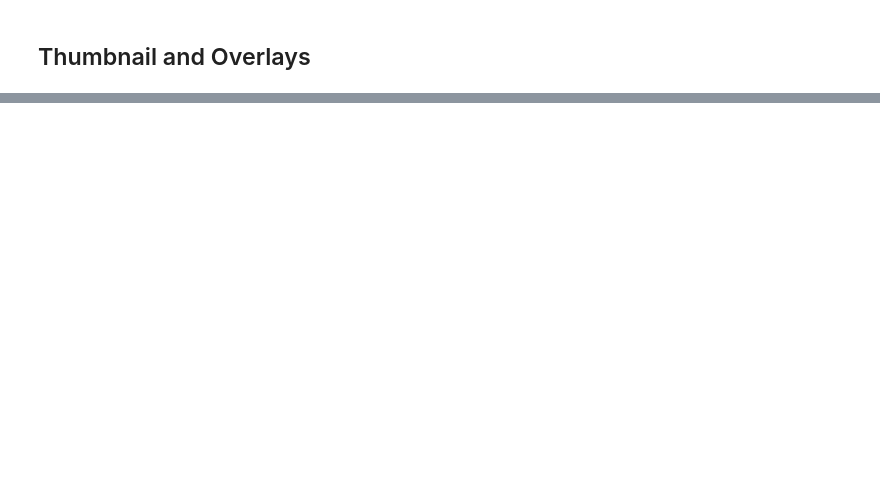
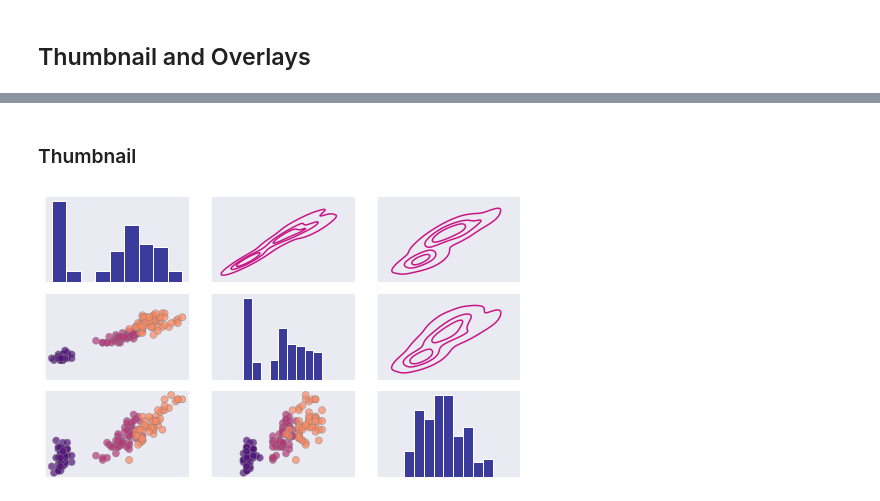
Before and after one commit to kimfetti/Videos, a Jupyter notebook: Seaborn/23_PairGrid.ipynb, the cells around one changed output, grey strips where cells are left out. Saved outputs shown, nothing was run; the diff lists cells and outputs as text; code cells hidden in the pictures; blank space fills up the shorter version.

```diff
--- a/Seaborn/23_PairGrid.ipynb
+++ b/Seaborn/23_PairGrid.ipynb
@@ -148,0 +177,23 @@ plt.rc('axes', labelsize=14)
+# %% [markdown]
+### Thumbnail
+# %%
+g = sns.PairGrid(iris,
+                 hue='species',
+                 palette='magma',
+                 vars=['petal_length', 'petal_width', 'sepal_length'],
+                 height=1.5,
+                 aspect=1.65,
+                 diag_sharey=False
+                )
+g.map_lower(sns.scatterplot, s=50, alpha=0.7, ec='gray')
+g.map_diag(sns.histplot,hue=None, color='navy')
+g.map_upper(sns.kdeplot, n_levels=4,hue=None, color='mediumvioletred')
+for var in g.axes:
+    for ax in var:
+        ax.set_xlabel('')
+        ax.set_ylabel('')
+        ax.set_xticks([])
+        ax.set_yticks([])
+#g.savefig('23pairgrid_image_thumb.png', dpi=200);
+# %% [output]
+[figure, added]
```
Also changed, not shown: parts of 7 cells of this notebook.
